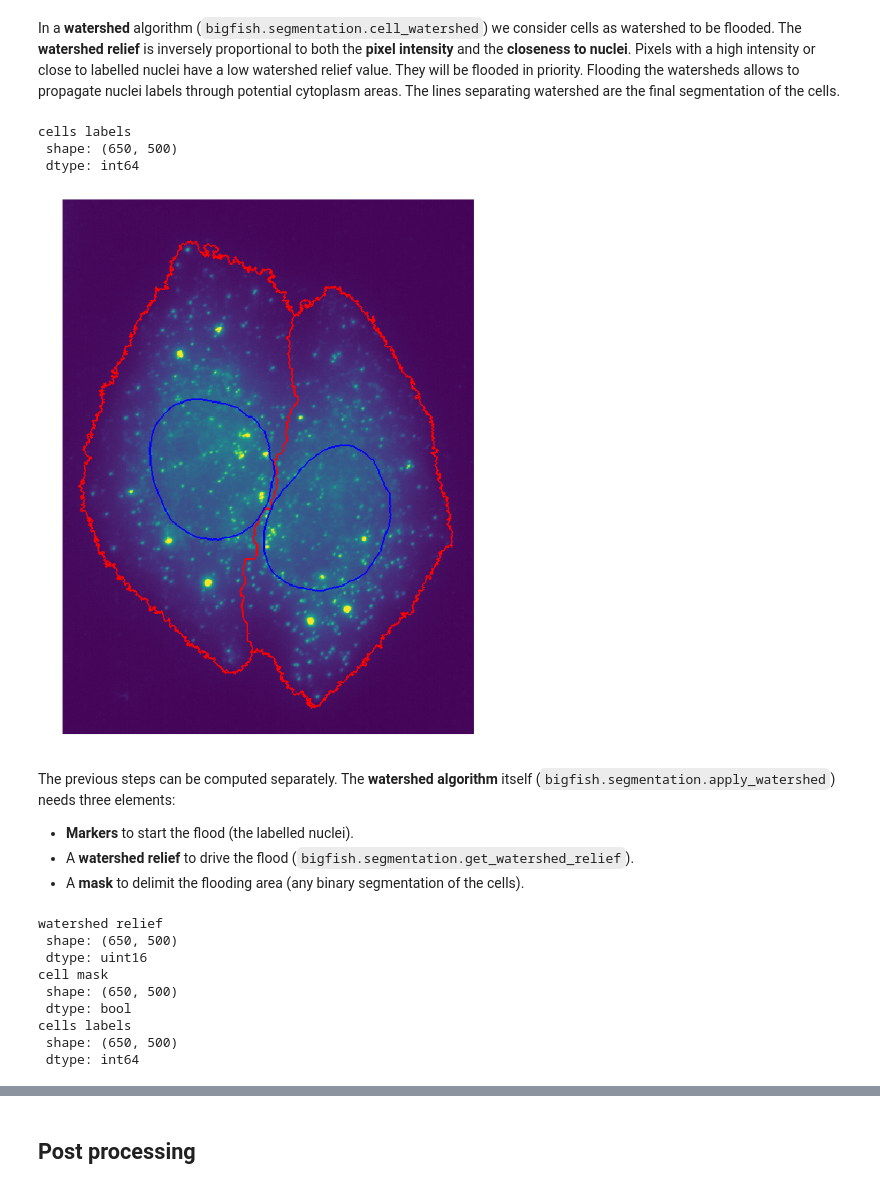
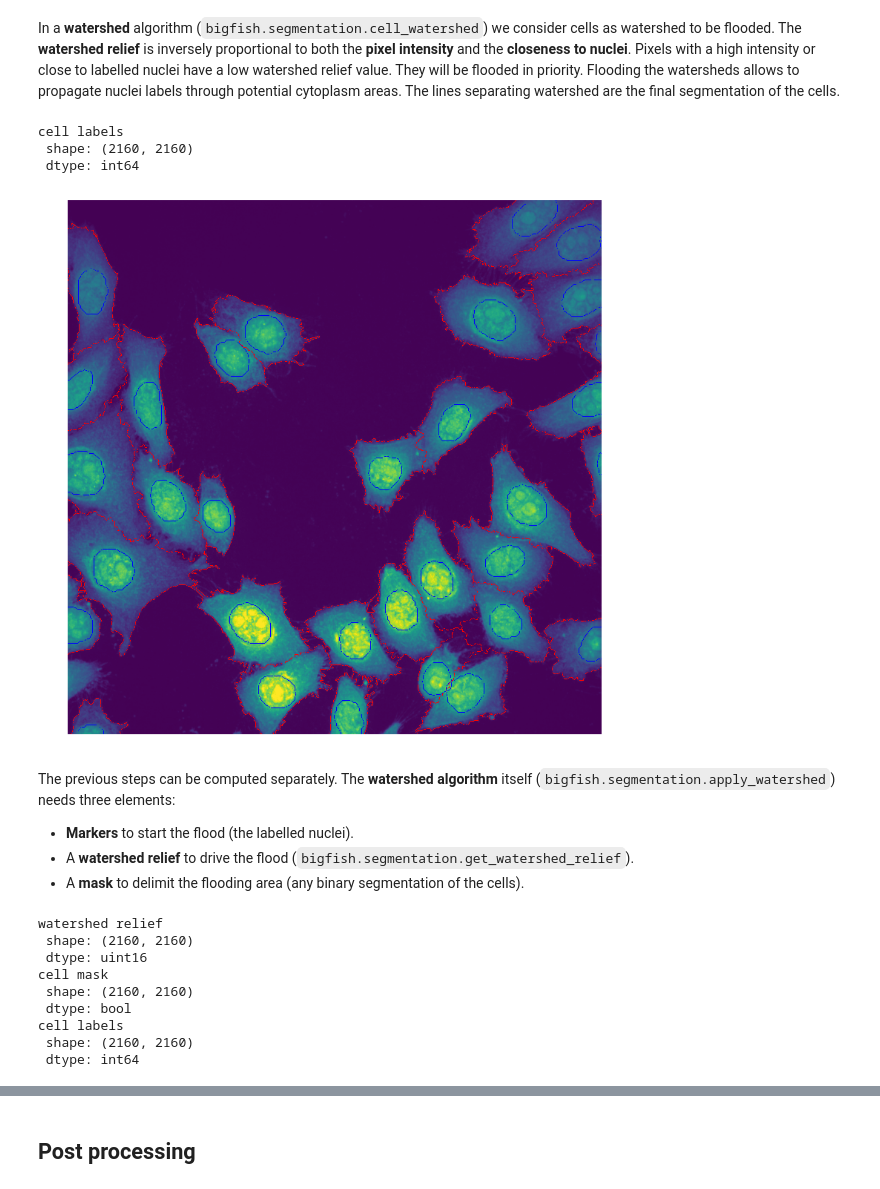
Before and after one commit to fish-quant/big-fish-examples, a Jupyter notebook: notebooks/4 - Segment nuclei and cells.ipynb, the cells around one changed output, grey strips where cells are left out. Drawn from its saved outputs; the diff is of its cells as text; code cells hidden in the pictures.

```diff
--- a/notebooks/4 - Segment nuclei and cells.ipynb
+++ b/notebooks/4 - Segment nuclei and cells.ipynb
@@ -32,13 +40,13 @@ In this notebook, we show examples of nucleus and cell segmentation. We use 2D p
 # %%
-path = os.path.join(path_input, "experiment_1_dapi_fov_1.tif")
+path = os.path.join(path_input, "example_nuc_full.tif")
 nuc = stack.read_image(path)
-print("dapi channel")
+print("nucleus image")
 print("\r shape: {0}".format(nuc.shape))
 print("\r dtype: {0}".format(nuc.dtype))
 
-path = os.path.join(path_input, "experiment_1_smfish_fov_1.tif")
-rna = stack.read_image(path)
-print("smfish channel")
-print("\r shape: {0}".format(rna.shape))
-print("\r dtype: {0}".format(rna.dtype))
+path = os.path.join(path_input, "example_cell_full.tif")
+cell = stack.read_image(path)
+print("cell image")
+print("\r shape: {0}".format(cell.shape))
+print("\r dtype: {0}".format(cell.dtype))
 # %% [output]
@@ -88,0 +98,4 @@ plot.plot_segmentation(nuc_2d, nuc_mask, rescale=True, framesize=(15, 5))
+# %%
+# load pretrained model
+model_nuc = segmentation.unet_3_classes_nuc()
+model_nuc.summary()
@@ -88,0 +119,7 @@ plot.plot_segmentation(nuc_2d, nuc_mask, rescale=True, framesize=(15, 5))
+# %%
+# instance segmentation
+nuc_label = segmentation.apply_unet_3_classes(
+    model_nuc, nuc, target_size=256, test_time_augmentation=True)
+print("nucleus labels")
+print("\r shape: {0}".format(nuc_label.shape))
+print("\r dtype: {0}".format(nuc_label.dtype))
@@ -93,19 +138,19 @@ plot.plot_segmentation(nuc_2d, nuc_mask, rescale=True, framesize=(15, 5))
 # %% [markdown]
 In a **watershed** algorithm (`bigfish.segmentation.cell_watershed`) we consider cells as watershed to be flooded. The **watershed relief** is inversely proportional to both the **pixel intensity** and the **closeness to nuclei**. Pixels with a high intensity or close to labelled nuclei have a low watershed relief value. They will be flooded in priority. Flooding the watersheds allows to propagate nuclei labels through potential cytoplasm areas. The lines separating watershed are the final segmentation of the cells.
 # %%
-cell_label = segmentation.cell_watershed(rna, nuc_label, threshold=4800, alpha=0.9)
-print("cells labels")
+# apply watershed
+cell_label = segmentation.cell_watershed(cell, nuc_label, threshold=500, alpha=0.9)
+print("cell labels")
 print("\r shape: {0}".format(cell_label.shape))
 print("\r dtype: {0}".format(cell_label.dtype))
 # %% [output]
-cells labels
- shape: (650, 500)
+cell labels
+ shape: (2160, 2160)
  dtype: int64
 # %%
-rna_2d = stack.maximum_projection(rna)
-plot.plot_segmentation_boundary(rna_2d, cell_label, nuc_label, framesize=(10, 10), contrast=True)
+plot.plot_segmentation_boundary(cell, cell_label, nuc_label, framesize=(10, 10), contrast=True)
 # %% [output]
-[figure, old version]
+[figure, new version]
 # %% [markdown]
 The previous steps can be computed separately. The **watershed algorithm** itself (`bigfish.segmentation.apply_watershed`) needs three elements:
 - **Markers** to start the flood (the labelled nuclei).
@@ -113,13 +158,13 @@ The previous steps can be computed separately. The **watershed algorithm** itsel
 - A **mask** to delimit the flooding area (any binary segmentation of the cells).
 # %%
 # build watershed representation of the cells
-watershed_relief = segmentation.get_watershed_relief(rna, nuc_label, alpha=0.9)
+watershed_relief = segmentation.get_watershed_relief(cell, nuc_label, alpha=0.9)
 print("watershed relief")
 print("\r shape: {0}".format(watershed_relief.shape))
 print("\r dtype: {0}".format(watershed_relief.dtype))
 
-# build cells mask
-cell_mask = segmentation.thresholding(rna_2d, threshold=4800)
+# build cell mask
+cell_mask = segmentation.thresholding(cell, threshold=500)
 cell_mask[nuc_label > 0] = True
 cell_mask = segmentation.clean_segmentation(cell_mask,
                                             small_object_size=5000,
@@ -130,18 +175,18 @@ print("\r dtype: {0}".format(cell_mask.dtype))
 
 # apply watershed algorithm
 cell_label = segmentation.apply_watershed(watershed_relief, nuc_label, cell_mask)
-print("cells labels")
+print("cell labels")
 print("\r shape: {0}".format(cell_label.shape))
 print("\r dtype: {0}".format(cell_label.dtype))
 # %% [output]
 watershed relief
- shape: (650, 500)
+ shape: (2160, 2160)
  dtype: uint16
 cell mask
- shape: (650, 500)
+ shape: (2160, 2160)
  dtype: bool
-cells labels
- shape: (650, 500)
+cell labels
+ shape: (2160, 2160)
  dtype: int64
 # %%
 plot.plot_images([watershed_relief, cell_mask, cell_label],
```
Also changed, not shown: parts of 21 cells of this notebook, 10 other files.
